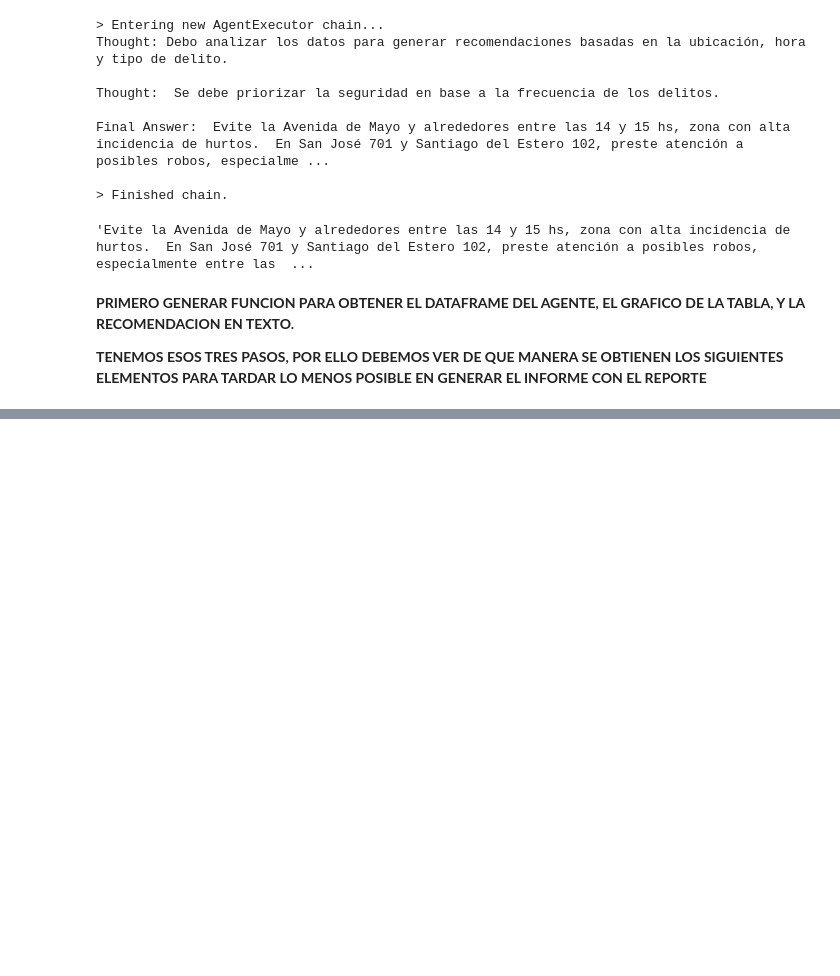
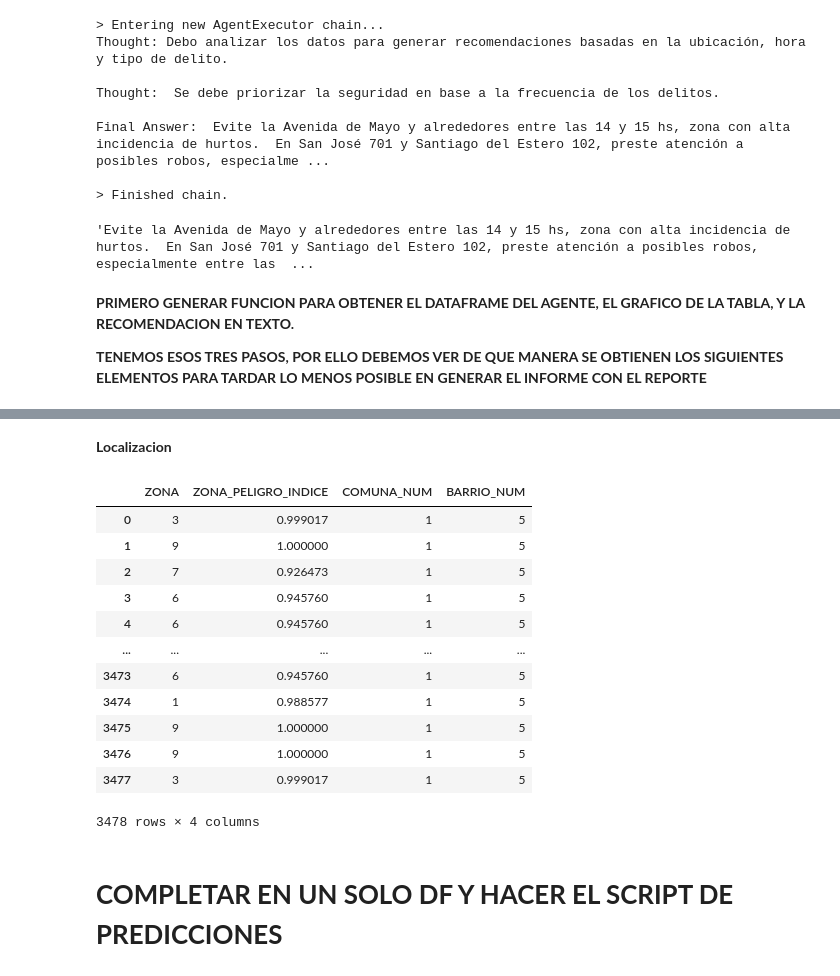
Before and after one commit to NicolasCH24/CrimeApp, a Jupyter notebook: Notebooks/AppCrime/Mapa/streamlit_map.ipynb, the cells around one changed output, grey strips where cells are left out. Cells and saved outputs as stored; diff of their text form; code cells hidden in the pictures; blank space fills up the shorter version.

Commit message:
Modelos listos para realizar scripts de predictions.

```diff
--- a/Notebooks/AppCrime/Mapa/streamlit_map.ipynb
+++ b/Notebooks/AppCrime/Mapa/streamlit_map.ipynb
@@ -31,6 +34,10 @@ from geopy import Nominatim
 #import locale
 # Configurar el locale para español
 #locale.setlocale(locale.LC_TIME, 'en_US')
+# %%
+# MODELOS
+kmeans = load('C:/Users/20391117579/Dropbox/CrimeApp/Data Science Lab/Modelos/kmeans.joblib')
+scaler = load('C:/Users/20391117579/Dropbox/CrimeApp/Data Science Lab/Modelos/scaler.joblib')
 # %%
 hostname = "localhost"
 dbname = "crimewarehouse"
@@ -813,0 +758,2 @@ respuesta['output']
+# %% [markdown]
+**Localizacion**
@@ -813,0 +805,20 @@ respuesta['output']
+# %%
+df_locations = transform_location(df, kmeans, scaler)
+# %%
+df_locations
+# %% [output]
+|  | ZONA | ZONA_PELIGRO_INDICE | COMUNA_NUM | BARRIO_NUM |
+| 0 | 3 | 0.999017 | 1 | 5 |
+| 1 | 9 | 1.000000 | 1 | 5 |
+| 2 | 7 | 0.926473 | 1 | 5 |
+| 3 | 6 | 0.945760 | 1 | 5 |
+| 4 | 6 | 0.945760 | 1 | 5 |
+| ... | ... | ... | ... | ... |
+| 3473 | 6 | 0.945760 | 1 | 5 |
+| 3474 | 1 | 0.988577 | 1 | 5 |
+| 3475 | 9 | 1.000000 | 1 | 5 |
+| 3476 | 9 | 1.000000 | 1 | 5 |
+| 3477 | 3 | 0.999017 | 1 | 5 |
+3478 rows × 4 columns
+# %% [markdown]
+# **COMPLETAR EN UN SOLO DF Y HACER EL SCRIPT DE PREDICCIONES**
```
Also changed, not shown: parts of 20 cells of this notebook.
